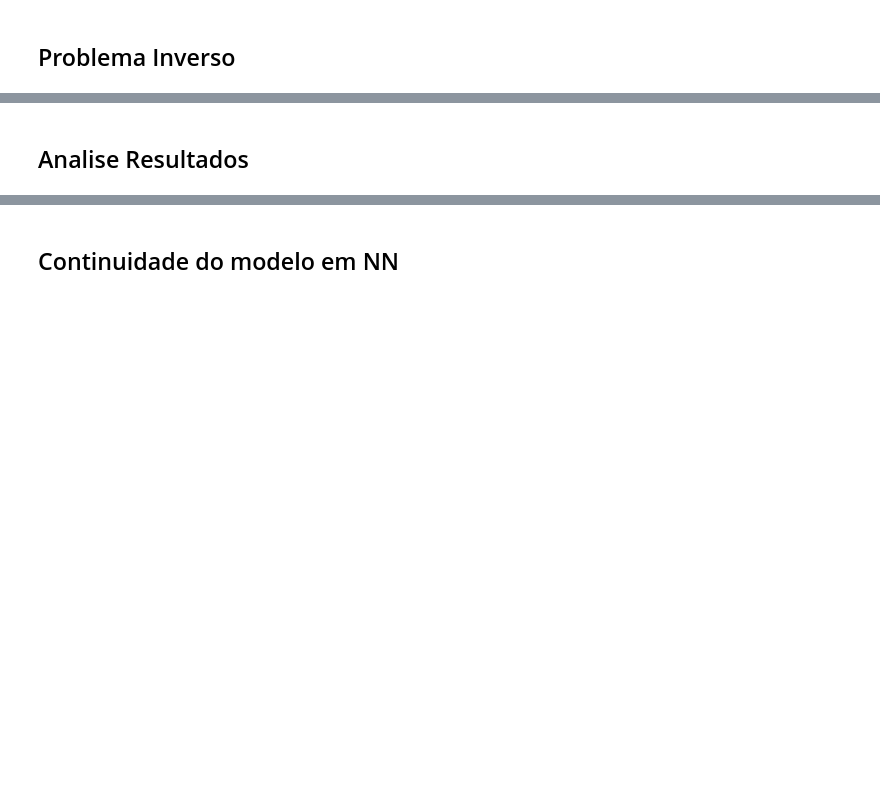
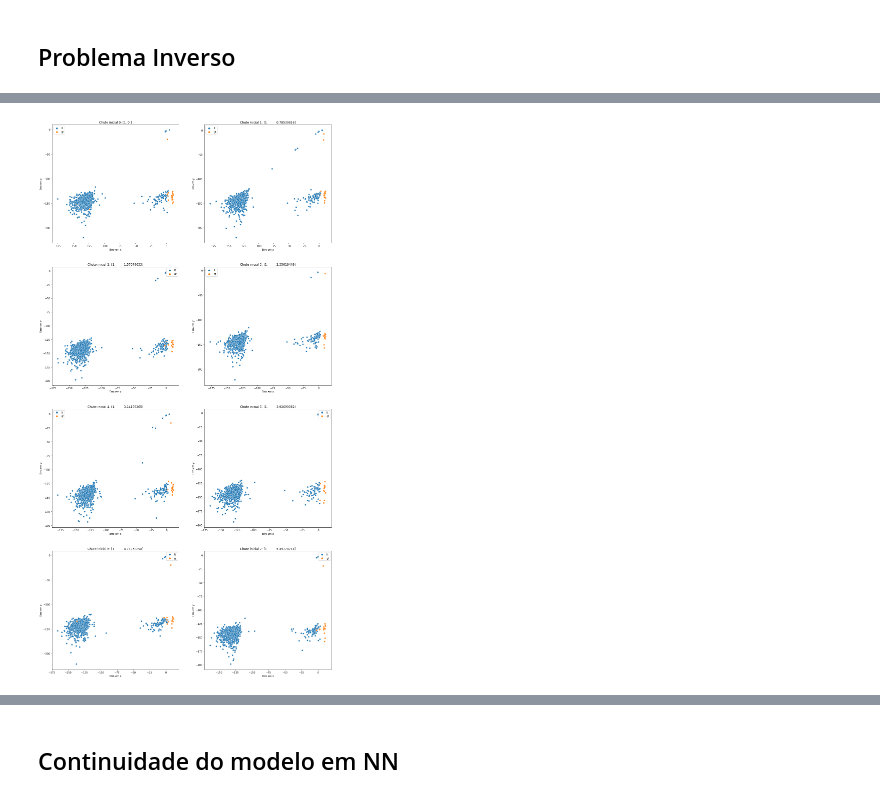
Before and after one commit to CaioMizerkowski/TCC, a Jupyter notebook: nb/parteB.ipynb, the cells around one changed output, grey strips where cells are left out. Saved outputs shown, nothing was run; the diff lists cells and outputs as text; code cells hidden in the pictures; blank space fills up the shorter version.

```diff
--- a/nb/parteB.ipynb
+++ b/nb/parteB.ipynb
@@ -418,2 +372,47 @@ x:   [-0.45675898+0.21211873j] -> [0.5036101]
+# %%
+def plot_errors(results, i, x0, ax):
+
+    teste_x0 = [results[r][i] for r in results]
+    ex0, ey0, regiao = list(zip(*[(k['NMSE x̂'], k['NMSE ŷ'], k['Região de x̂']) for k in teste_x0]))
+
+    sns.scatterplot(x=ex0, y=ey0,
+                    hue=regiao, palette={'Crescente':'#2CC8C8', 'Decrescente':'#FF9238'},
+                    alpha=0.7,
+                    ax=ax)
+
+    ax.set(xlabel='NMSE x̂', ylabel='NMSE ŷ')
+    ax.set_title(f'Valor Inicial {x0[0]}∠{x0[1]:.02f}')
+    ax.grid()
+    ax.set_xticks(np.arange(50, -250, -50))
+    ax.set_yticks(np.arange(50, -250, -50))
+    ax.set_xlim(-200, 25)
+    ax.set_ylim(-200, 25)
+    ax.legend(loc='upper left')
+# %%
+r_model = partial(run_model, model=model, M=M)
+x01 = np.array([0.5,0*2*np.pi/9]) # Chute inicial de x0
+x02 = np.array([0.5,1*2*np.pi/9]) # Chute inicial de x0
+x03 = np.array([0.5,2*2*np.pi/9]) # Chute inicial de x0
+x04 = np.array([0.5,3*2*np.pi/9]) # Chute inicial de x0
+x05 = np.array([0.5,4*2*np.pi/9]) # Chute inicial de x0
+x06 = np.array([0.5,5*2*np.pi/9]) # Chute inicial de x0
+x07 = np.array([0.5,6*2*np.pi/9]) # Chute inicial de x0
+x08 = np.array([0.5,7*2*np.pi/9]) # Chute inicial de x0
+x09 = np.array([0.5,8*2*np.pi/9]) # Chute inicial de x0
+xs = [x01, x02, x03, x04, x05, x06, x07, x08, x09]
+results_fa = dict()
+
+for n, x_n in enumerate(x):
+    if (result := solve_inverse_problem(n, x, x_n, xs, x_abs, M, model, r_model, exp=True)):
+        results_fa[n] = result
+
+f, axes = plt.subplots(4,2, figsize=(20,40))
+for i, (x0, ax) in enumerate(zip(xs, axes.flatten())):
+    plot_errors(results_fa, i, x0, ax)
+
+plt.show()
+plt.close()
+# %% [output]
+[figure, added]
 # %%
 r_model = partial(run_model, model=model, M=M)
@@ -479,2 +433,0 @@ for n, x_n in enumerate(x):
-# %% [markdown]
-## Analise Resultados
```
Also changed, not shown: parts of 19 cells of this notebook.
